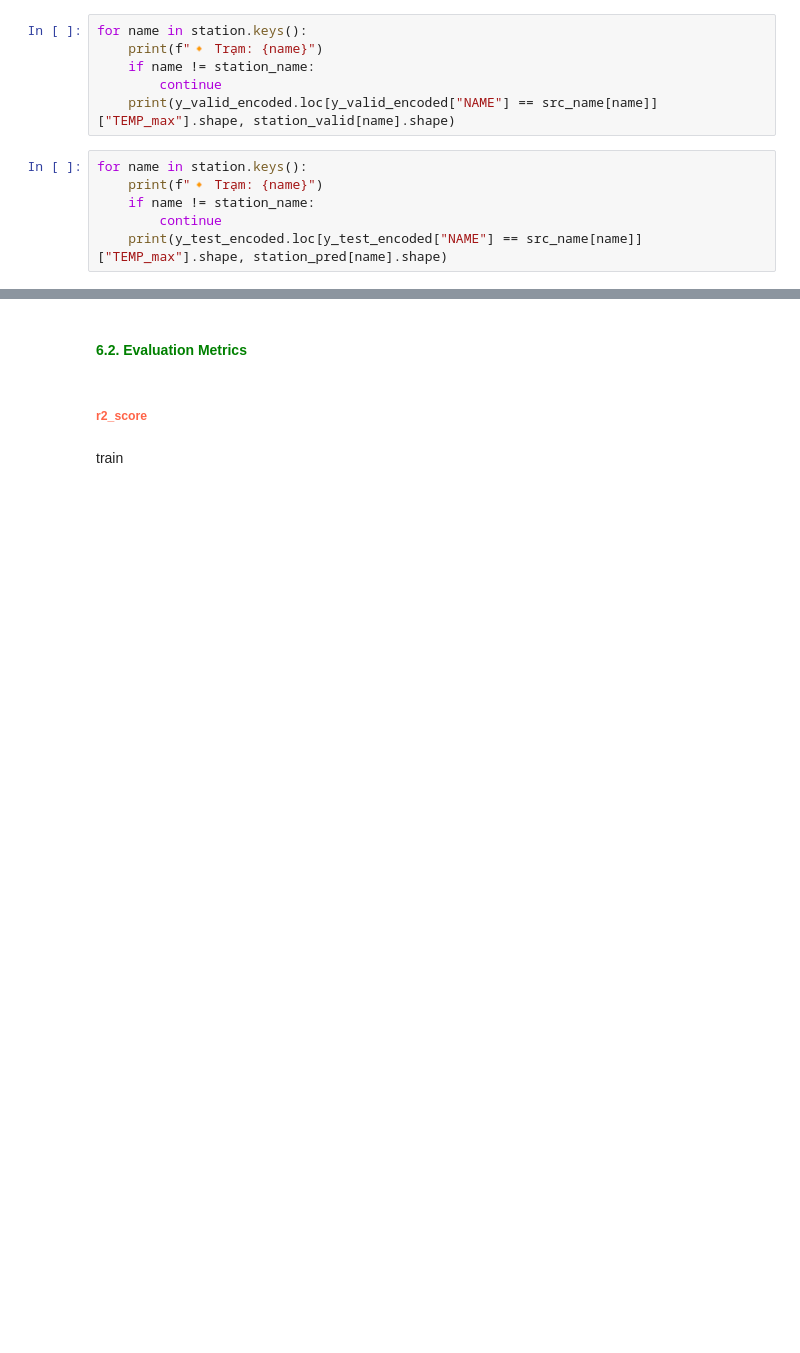
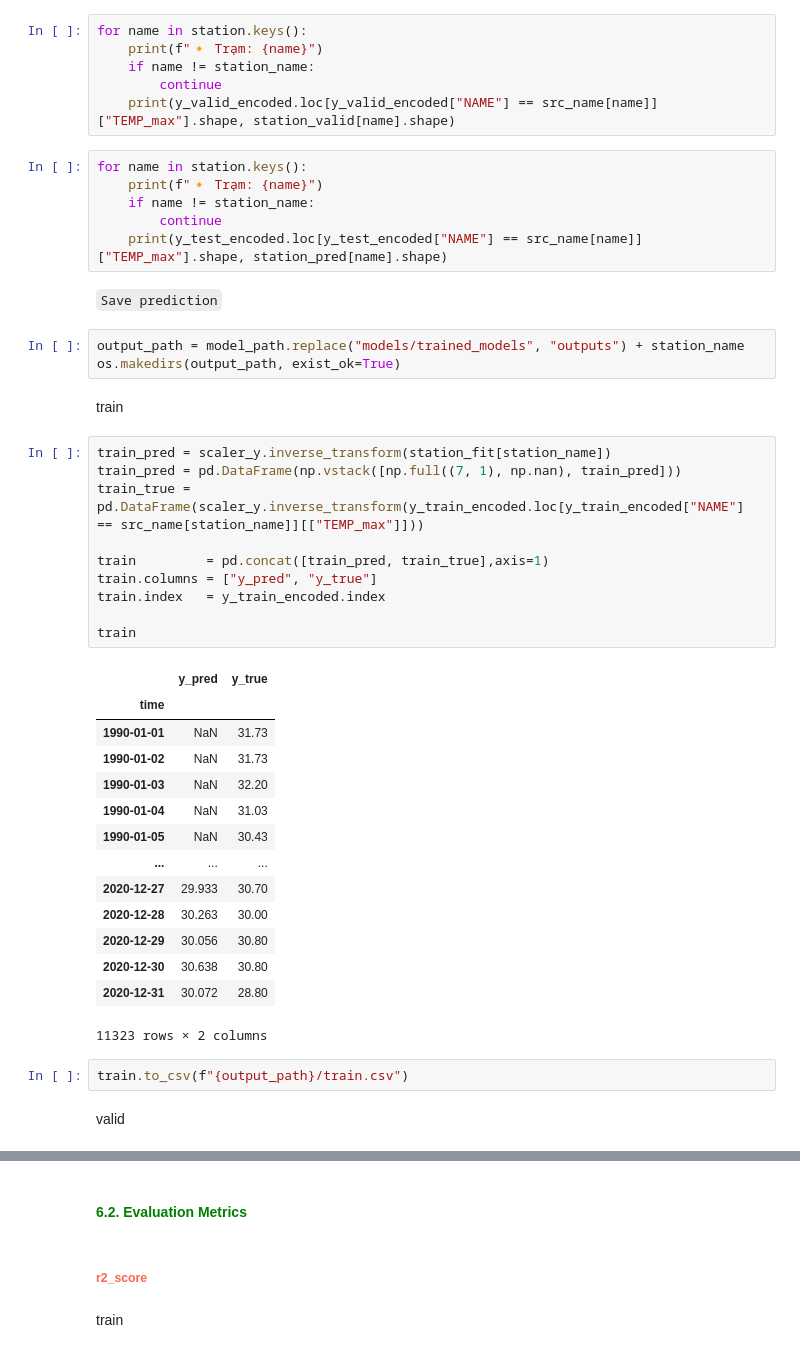
Before and after one commit to gamethu/TSF_Github, a Jupyter notebook: Drafts/Temp Prediction/notebooks/3.1. ML_model/RF_model.ipynb, the cells around one changed output, grey strips where cells are left out. Drawn from its saved outputs; the diff is of its cells as text; blank space fills up the shorter version.

```diff
--- a/Drafts/Temp Prediction/notebooks/3.1. ML_model/RF_model.ipynb
+++ b/Drafts/Temp Prediction/notebooks/3.1. ML_model/RF_model.ipynb
@@ -1384,3 +1942,39 @@ for name in station.keys():
     if name != station_name:
         continue
     print(y_test_encoded.loc[y_test_encoded["NAME"] == src_name[name]]["TEMP_max"].shape, station_pred[name].shape)
+# %% [markdown]
+`Save prediction`
+# %%
+output_path = model_path.replace("models/trained_models", "outputs") + station_name
+os.makedirs(output_path, exist_ok=True)
+# %% [markdown]
+train
+# %%
+train_pred = scaler_y.inverse_transform(station_fit[station_name])
+train_pred = pd.DataFrame(np.vstack([np.full((7, 1), np.nan), train_pred]))
+train_true = pd.DataFrame(scaler_y.inverse_transform(y_train_encoded.loc[y_train_encoded["NAME"] == src_name[station_name]][["TEMP_max"]]))
+
+train         = pd.concat([train_pred, train_true],axis=1)
+train.columns = ["y_pred", "y_true"]
+train.index   = y_train_encoded.index
+
+train
+# %% [output]
+|  | y_pred | y_true |
+| time |  |  |
+| 1990-01-01 | NaN | 31.73 |
+| 1990-01-02 | NaN | 31.73 |
+| 1990-01-03 | NaN | 32.20 |
+| 1990-01-04 | NaN | 31.03 |
+| 1990-01-05 | NaN | 30.43 |
+| ... | ... | ... |
+| 2020-12-27 | 29.933 | 30.70 |
+| 2020-12-28 | 30.263 | 30.00 |
+| 2020-12-29 | 30.056 | 30.80 |
+| 2020-12-30 | 30.638 | 30.80 |
+| 2020-12-31 | 30.072 | 28.80 |
+11323 rows × 2 columns
+# %%
+train.to_csv(f"{output_path}/train.csv")
+# %% [markdown]
+valid
```
Also changed, not shown: parts of 75 cells of this notebook, 7 other files.
